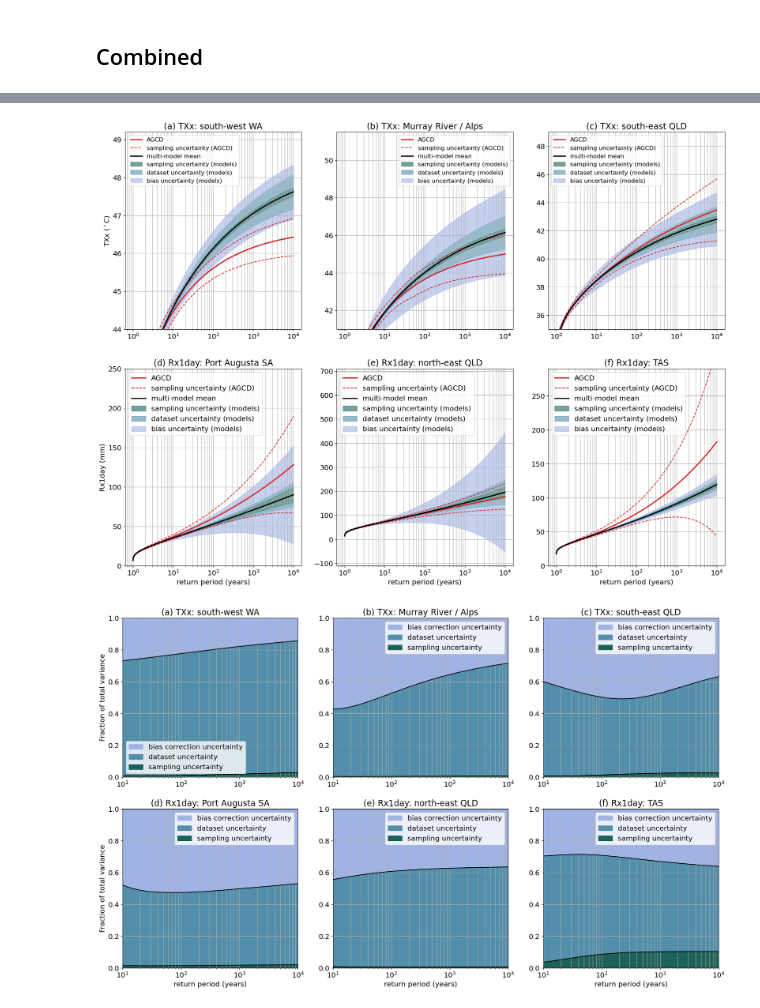
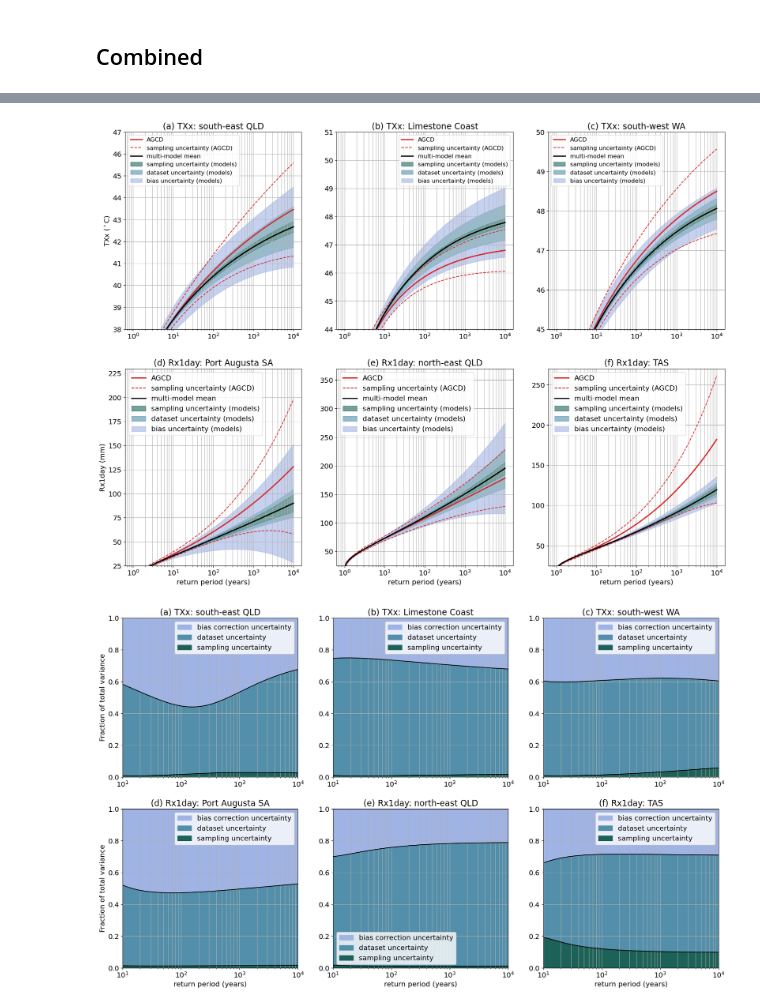
Before and after one commit to AusClimateService/unseen-projects, a Jupyter notebook: project-bias/uncertainty_plots.ipynb, the cells around one changed output, grey strips where cells are left out. Saved outputs shown, nothing was run; the diff lists cells and outputs as text; code cells hidden in the pictures.

Commit message:
Update plots for paper review

```diff
--- a/project-bias/uncertainty_plots.ipynb
+++ b/project-bias/uncertainty_plots.ipynb
@@ -379,3 +311,18 @@ INFO:root:start: IPSL-CM6A-LR
 INFO:root:start: MPI-ESM1-2-HR
 INFO:root:start: MRI-ESM2-0
 INFO:root:start: NorCPM1
+# %%
+location5 = [2, 9]
+model_dict5 = {
+    'BCC-CSM2-MR': 'tab:blue',
+    'CAFE': 'tab:orange',
+    'CMCC-CM2-SR5': 'tab:green',
+    'CanESM5': 'tab:red',
+    'EC-Earth3': 'tab:purple',
+    'IPSL-CM6A-LR': 'tab:brown',
+    'MIROC6': 'tab:pink',
+    'MPI-ESM1-2-HR': 'tab:grey',
+    'MRI-ESM2-0': 'tab:olive',
+    'NorCPM1': 'tab:cyan',
+}
+return_df5, gev_spread_df5 = utils.get_return_values('txx', location5, model_dict5)
@@ -381,0 +340,15 @@ INFO:root:start: NorCPM1
+# %%
+location6 = [4, 2]
+model_dict6 = {
+    'BCC-CSM2-MR': 'tab:blue',
+#    'CAFE': 'tab:orange',
+    'CMCC-CM2-SR5': 'tab:green',
+    'CanESM5': 'tab:red',
+    'EC-Earth3': 'tab:purple',
+    'IPSL-CM6A-LR': 'tab:brown',
+#    'MIROC6': 'tab:pink',
+    'MPI-ESM1-2-HR': 'tab:grey',
+    'MRI-ESM2-0': 'tab:olive',
+    'NorCPM1': 'tab:cyan',
+}
+return_df6, gev_spread_df6 = utils.get_return_values('txx', location6, model_dict6)
@@ -441,50 +408,50 @@ plt.show()
 fig = plt.figure(figsize=[22, 16])
 
 ax4 = fig.add_subplot(231)
-plot_uncertainty(ax4, 'txx', return_df4, gev_spread_df4, ylim=[44, 49.2], title='(a) TXx: south-west WA', xlabel=False, primary_bc='quantile')
+plot_uncertainty(ax4, 'txx', return_df4, gev_spread_df4, ylim=[38, 47], title='(a) TXx: south-east QLD', xlabel=False, primary_bc='quantile')
 
 ax5 = fig.add_subplot(232)
-plot_uncertainty(ax5, 'txx', return_df5, gev_spread_df5, ylim=[41, 51.5], title='(b) TXx: Murray River / Alps', xlabel=False, ylabel=False, primary_bc='quantile')
+plot_uncertainty(ax5, 'txx', return_df5, gev_spread_df5, ylim=[44, 51], title='(b) TXx: Limestone Coast', xlabel=False, ylabel=False, primary_bc='quantile')
 
 ax6 = fig.add_subplot(233)
-plot_uncertainty(ax6, 'txx', return_df6, gev_spread_df6, ylim=[35, 49], title='(c) TXx: south-east QLD', xlabel=False, ylabel=False, primary_bc='quantile')
+plot_uncertainty(ax6, 'txx', return_df6, gev_spread_df6, ylim=[45, 50], title='(c) TXx: south-west WA', xlabel=False, ylabel=False, primary_bc='quantile')
 
 ax1 = fig.add_subplot(234)
-plot_uncertainty(ax1, 'rx1day', return_df1, gev_spread_df1, ylim=[0, 250], title='(d) Rx1day: Port Augusta SA', primary_bc='quantile')
+plot_uncertainty(ax1, 'rx1day', return_df1, gev_spread_df1, ylim=[25, 230], title='(d) Rx1day: Port Augusta SA', primary_bc='quantile')
 
 ax2 = fig.add_subplot(235)
-plot_uncertainty(ax2, 'rx1day', return_df2, gev_spread_df2, ylim=[-110, 710], title='(e) Rx1day: north-east QLD', ylabel=False, primary_bc='quantile')
+plot_uncertainty(ax2, 'rx1day', return_df2, gev_spread_df2, ylim=[25, 370], title='(e) Rx1day: north-east QLD', ylabel=False, primary_bc='quantile')
 
 ax3 = fig.add_subplot(236)
-plot_uncertainty(ax3, 'rx1day', return_df3, gev_spread_df3, ylim=[0, 290], title='(f) Rx1day: TAS', ylabel=False, primary_bc='quantile')
+plot_uncertainty(ax3, 'rx1day', return_df3, gev_spread_df3, ylim=[25, 270], title='(f) Rx1day: TAS', ylabel=False, primary_bc='quantile')
 
 plt.savefig('figures/point_uncertainty_quantile.png', bbox_inches='tight', facecolor='white', dpi=300)
 plt.show()
 # %% [output]
-[figure, old version]
+[figure, new version]
 # %%
 fig = plt.figure(figsize=[22, 13])
 xmin = 10
 
 ax4 = fig.add_subplot(231)
-plot_fraction(ax4, return_df4, gev_spread_df4, title='(a) TXx: south-west WA', xmin=xmin, xlabel=False)
+plot_fraction(ax4, return_df4, gev_spread_df4, title='(a) TXx: south-east QLD', xmin=xmin, xlabel=False)
 
 ax5 = fig.add_subplot(232)
-plot_fraction(ax5, return_df5, gev_spread_df5, title='(b) TXx: Murray River / Alps', xmin=xmin, ylabel=False, xlabel=False)
+plot_fraction(ax5, return_df5, gev_spread_df5, title='(b) TXx: Limestone Coast', xmin=xmin, ylabel=False, xlabel=False)
 
 ax6 = fig.add_subplot(233)
-plot_fraction(ax6, return_df6, gev_spread_df6, title='(c) TXx: south-east QLD', xmin=xmin, ylabel=False, xlabel=False)
+plot_fraction(ax6, return_df6, gev_spread_df6, title='(c) TXx: south-west WA', xmin=xmin, ylabel=False, xlabel=False)
 
 ax1 = fig.add_subplot(234)
 plot_fraction(ax1, return_df1, gev_spread_df1, title='(d) Rx1day: Port Augusta SA', xmin=xmin)
 
 ax2 = fig.add_subplot(235)
 plot_fraction(ax2, return_df2, gev_spread_df2, title='(e) Rx1day: north-east QLD', xmin=xmin, ylabel=False)
 
 ax3 = fig.add_subplot(236)
 plot_fraction(ax3, return_df3, gev_spread_df3, title='(f) Rx1day: TAS', xmin=xmin, ylabel=False)
 
 plt.savefig('figures/point_fractions.png', bbox_inches='tight', facecolor='white', dpi=300)
 plt.show()
 # %% [output]
-[figure, old version]
+[figure, new version]
```
Also changed, not shown: parts of 12 cells of this notebook, 3 other files.
